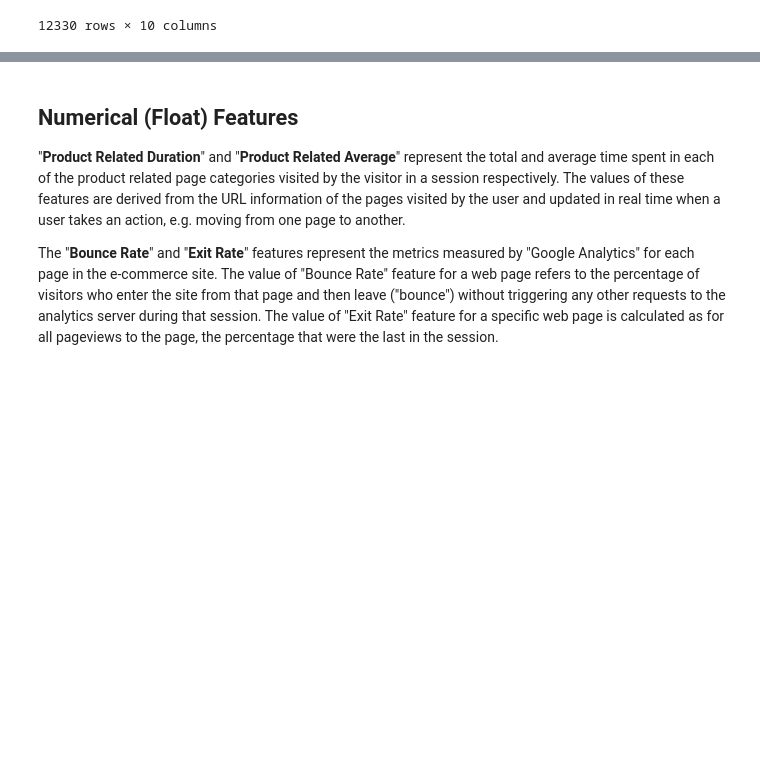
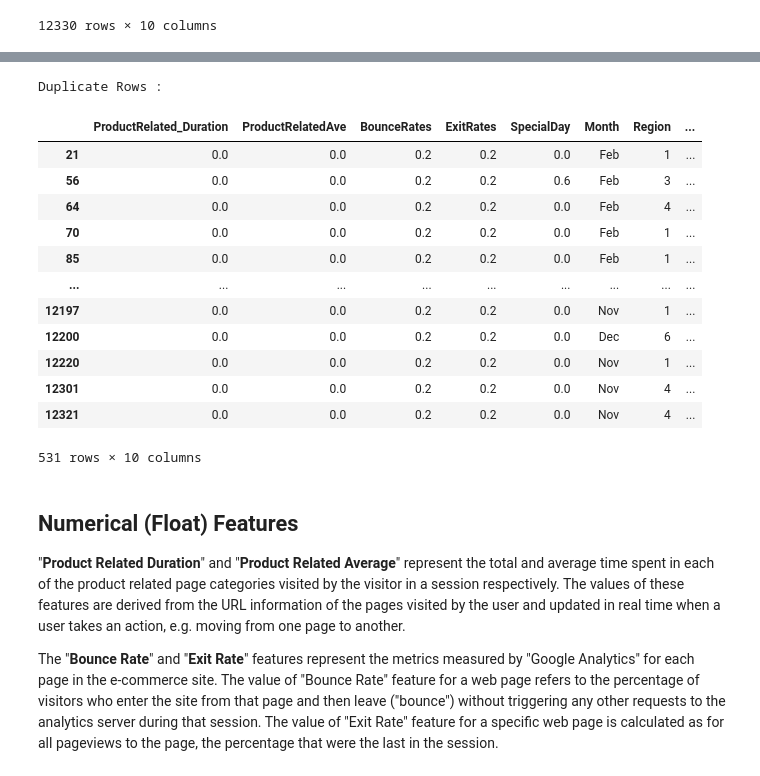
Before and after one commit to umitozmen/MachineLearning-CEGE04-Erebus, a Jupyter notebook: Introduction, Problem & Learning Task, Exploration of Dataset.ipynb, the cells around one changed output, grey strips where cells are left out. Saved outputs shown, nothing was run; the diff lists cells and outputs as text; code cells hidden in the pictures; blank space fills up the shorter version.

```diff
--- a/Introduction, Problem & Learning Task, Exploration of Dataset.ipynb
+++ b/Introduction, Problem & Learning Task, Exploration of Dataset.ipynb
@@ -63,3 +81,24 @@ data_frame_os
+# %%
+# Checking for duplicate values
+
+duplicate = data_frame_os[data_frame_os.duplicated()]
+print("Duplicate Rows :")
+duplicate
+# %% [output]
+Duplicate Rows :
+|  | ProductRelated_Duration | ProductRelatedAve | BounceRates | ExitRates | SpecialDay | Month | Region | ... |
+| 21 | 0.0 | 0.0 | 0.2 | 0.2 | 0.0 | Feb | 1 | ... |
+| 56 | 0.0 | 0.0 | 0.2 | 0.2 | 0.6 | Feb | 3 | ... |
+| 64 | 0.0 | 0.0 | 0.2 | 0.2 | 0.0 | Feb | 4 | ... |
+| 70 | 0.0 | 0.0 | 0.2 | 0.2 | 0.0 | Feb | 1 | ... |
+| 85 | 0.0 | 0.0 | 0.2 | 0.2 | 0.0 | Feb | 1 | ... |
+| ... | ... | ... | ... | ... | ... | ... | ... | ... |
+| 12197 | 0.0 | 0.0 | 0.2 | 0.2 | 0.0 | Nov | 1 | ... |
+| 12200 | 0.0 | 0.0 | 0.2 | 0.2 | 0.0 | Dec | 6 | ... |
+| 12220 | 0.0 | 0.0 | 0.2 | 0.2 | 0.0 | Nov | 1 | ... |
+| 12301 | 0.0 | 0.0 | 0.2 | 0.2 | 0.0 | Nov | 4 | ... |
+| 12321 | 0.0 | 0.0 | 0.2 | 0.2 | 0.0 | Nov | 4 | ... |
+531 rows × 10 columns
 # %% [markdown]
 ## Numerical (Float) Features
 
```
Also changed, not shown: parts of 10 cells of this notebook, 1 other file.
